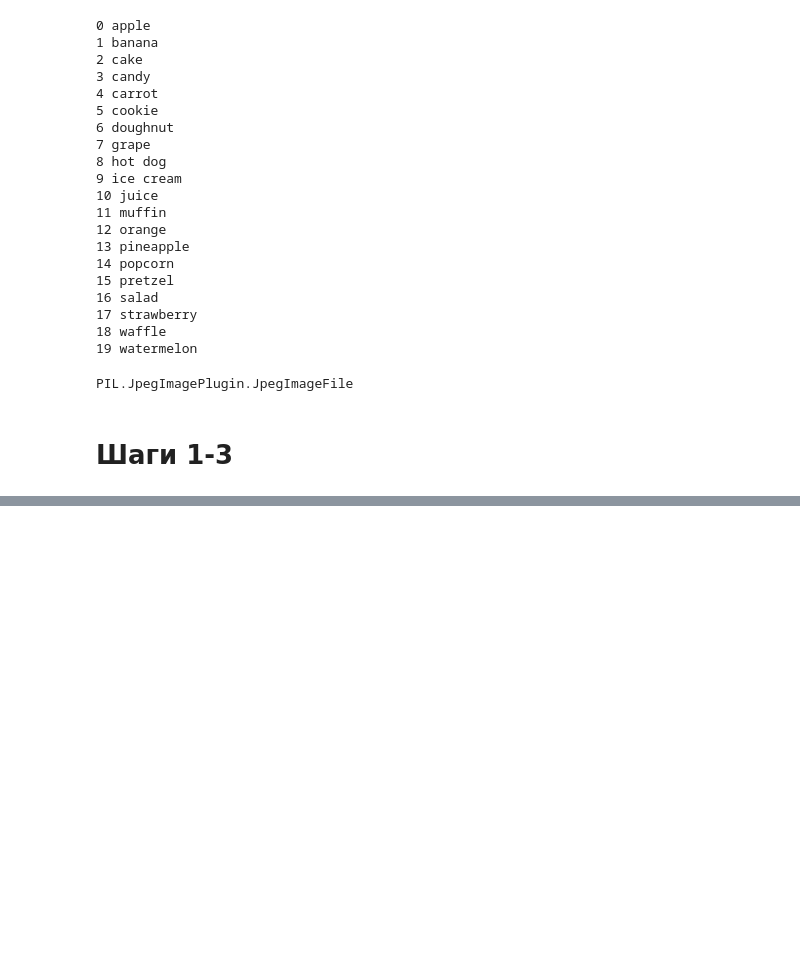
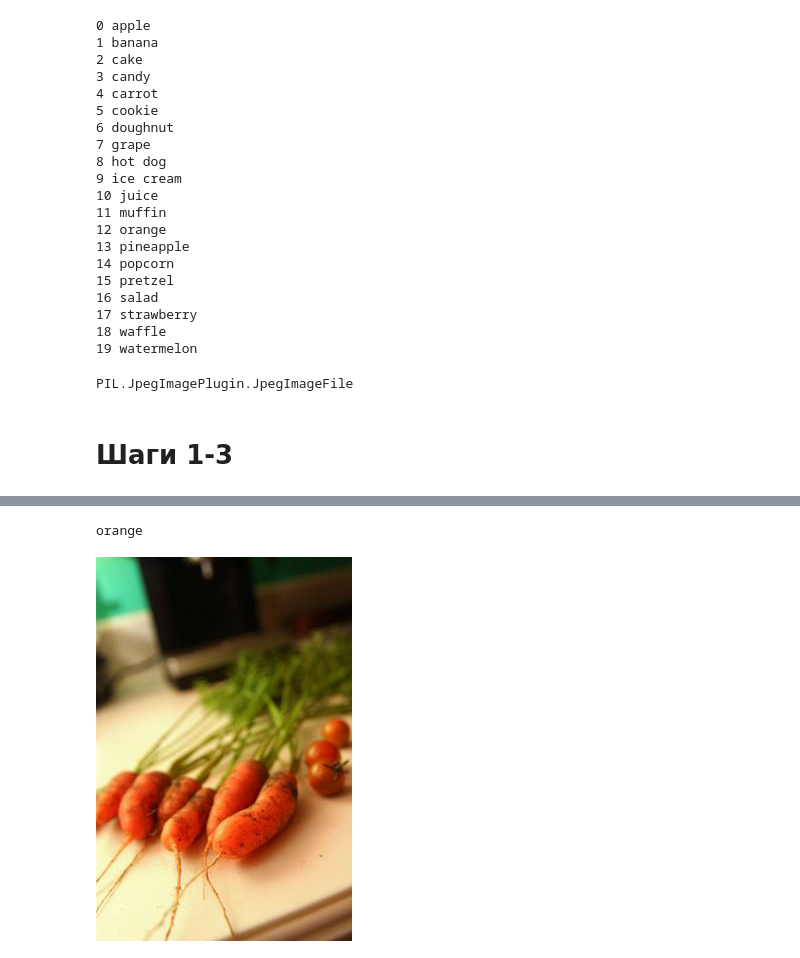
Before and after one commit to AlexSmirno/MachineLearning, a Jupyter notebook: lab_4.ipynb, the cells around one changed output, grey strips where cells are left out. Drawn from its saved outputs; the diff is of its cells as text; code cells hidden in the pictures; blank space fills up the shorter version.

```diff
--- a/lab_4.ipynb
+++ b/lab_4.ipynb
@@ -280,0 +270,17 @@ KeyboardInterrupt:
+# %%
+def predict(img):
+
+    use_cuda = torch.cuda.is_available()
+    device = torch.device("cuda" if use_cuda else "cpu")
+    transform = transforms.Compose([
+        transforms.RandomHorizontalFlip(),
+        transforms.ToTensor(),
+        transforms.Resize((224, 224), antialias=True),
+        transforms.Normalize([0.485, 0.456, 0.406], [0.229, 0.224, 0.225])
+        ])
+
+    img = transform(img)
+    output = model_fitted(img.unsqueeze(0).to(device))
+    prediction = output.argmax(dim=1).item()
+
+    return id2label[prediction]
@@ -280,0 +319,7 @@ KeyboardInterrupt:
+# %%
+num = 200
+print(predict(dataset['test'][num]['image']))
+dataset['test'][num]['image']
+# %% [output]
+orange
+[figure, added]
```
Also changed, not shown: parts of 15 cells of this notebook.
